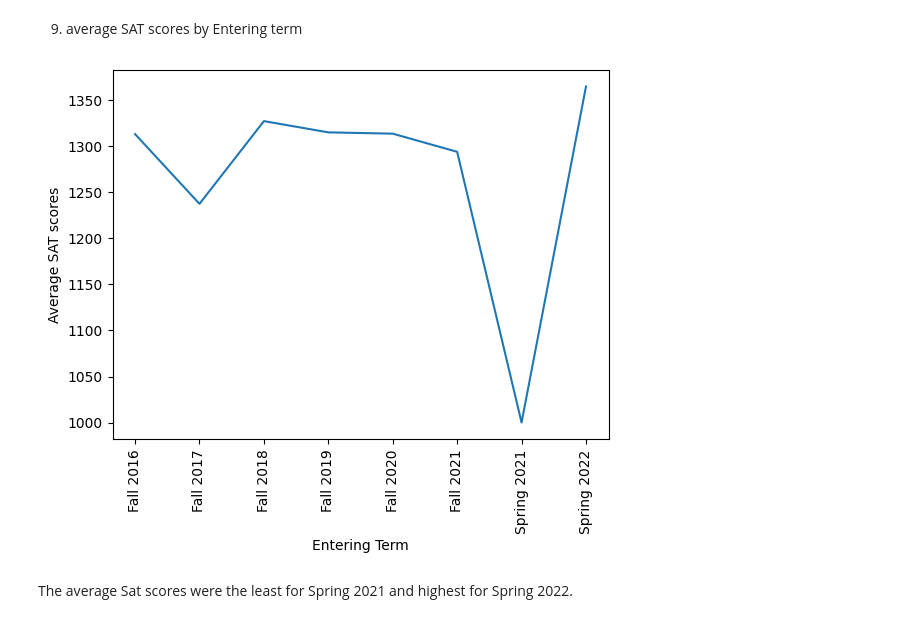
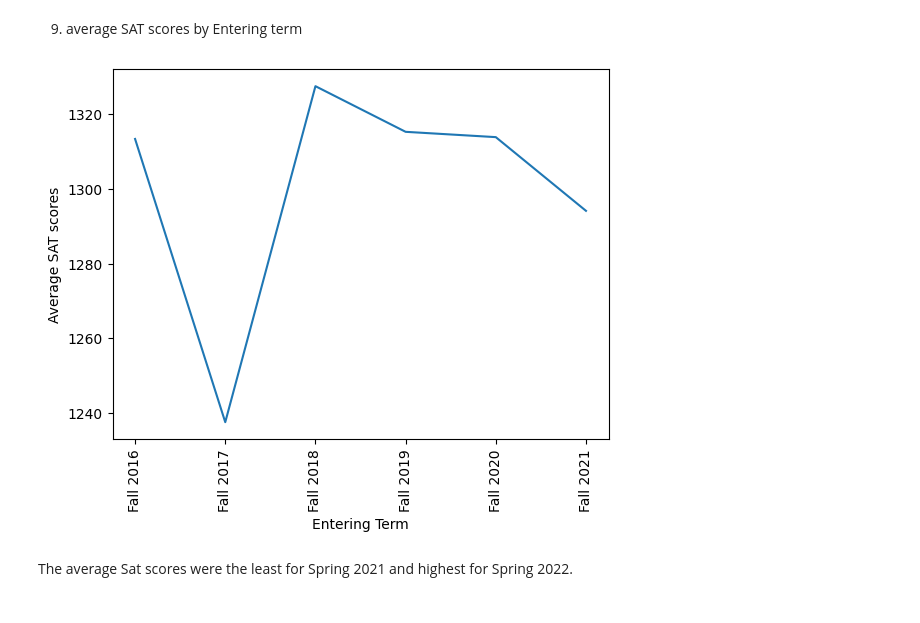
Before and after one commit to hanieljacob/Athlete-Performance-Analysis, a Jupyter notebook: Athlete-Performance.ipynb, the cells around one changed output. Cells and saved outputs as stored; diff of their text form; code cells hidden in the pictures.

Commit message:
Created more graphs

```diff
--- a/Athlete-Performance.ipynb
+++ b/Athlete-Performance.ipynb
@@ -3,7 +11,7 @@ Reading the CSV File
 # %%
 import pandas as pd
 import numpy as np
-df = pd.read_csv("../../data/BU Athletics Data Set v.4.csv", low_memory=False)
+df = pd.read_csv("BU Athletics Data Set v.4.csv", low_memory=False)
 pd.set_option("display.max_columns",None)
 df.head()
 # %% [output]
@@ -580,16 +1174,18 @@ The average SAT score for domestic students is:1313.2
 # %% [markdown]
 9. average SAT scores by Entering term
 # %%
-avg_sat_scores_by_entry_term = df.groupby('Entering Term')['SATCFORAI'].mean()
+#feedback 8
+fall_df = df[df['Entering Term'].str.contains('Fall')]
+avg_sat_scores_by_entry_term = fall_df.groupby('Entering Term')['SATCFORAI'].mean()
 
 #plot a line chart
 plt.plot(avg_sat_scores_by_entry_term.index, avg_sat_scores_by_entry_term.values)
 plt.xticks(rotation=90)
 plt.ylabel("Average SAT scores")
 plt.xlabel("Entering Term")
 plt.show()
 # %% [output]
-[figure, old version]
+[figure, new version]
 # %% [markdown]
 The average Sat scores were the least for Spring 2021 and highest for Spring 2022.
 # %% [markdown]
```
Also changed, not shown: parts of 53 cells of this notebook.
